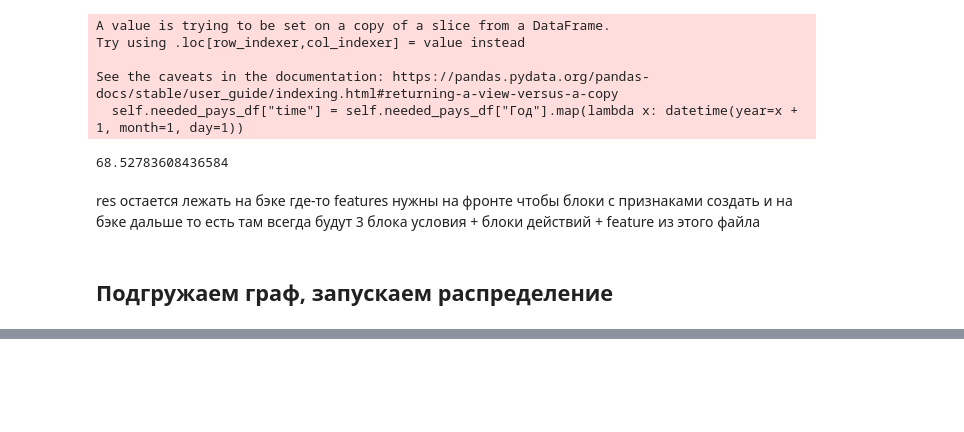
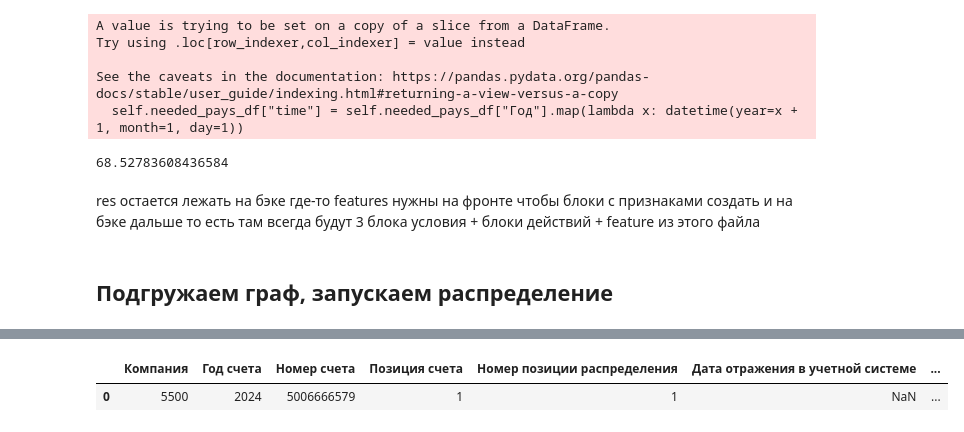
Before and after one commit to talkiiing-team/zakupai, a Jupyter notebook: services/api/ml/lib/data_concater_3.ipynb, the cells around one changed output, grey strips where cells are left out. Drawn from its saved outputs; the diff is of its cells as text; code cells hidden in the pictures; blank space fills up the shorter version.

```diff
--- a/services/api/ml/lib/data_concater_3.ipynb
+++ b/services/api/ml/lib/data_concater_3.ipynb
@@ -83,0 +141,5 @@ distrib_sums = get_disrib_sums(res_by_prime, res["prime"].unique(), numeric_feat
+# %%
+answer_ex
+# %% [output]
+|  | Компания | Год счета | Номер счета | Позиция счета | Номер позиции распределения | Дата отражения в учетной системе | ... |
+| 0 | 5500 | 2024 | 5006666579 | 1 | 1 | NaN | ... |
```
Also changed, not shown: parts of 13 cells of this notebook, 2 other files.
